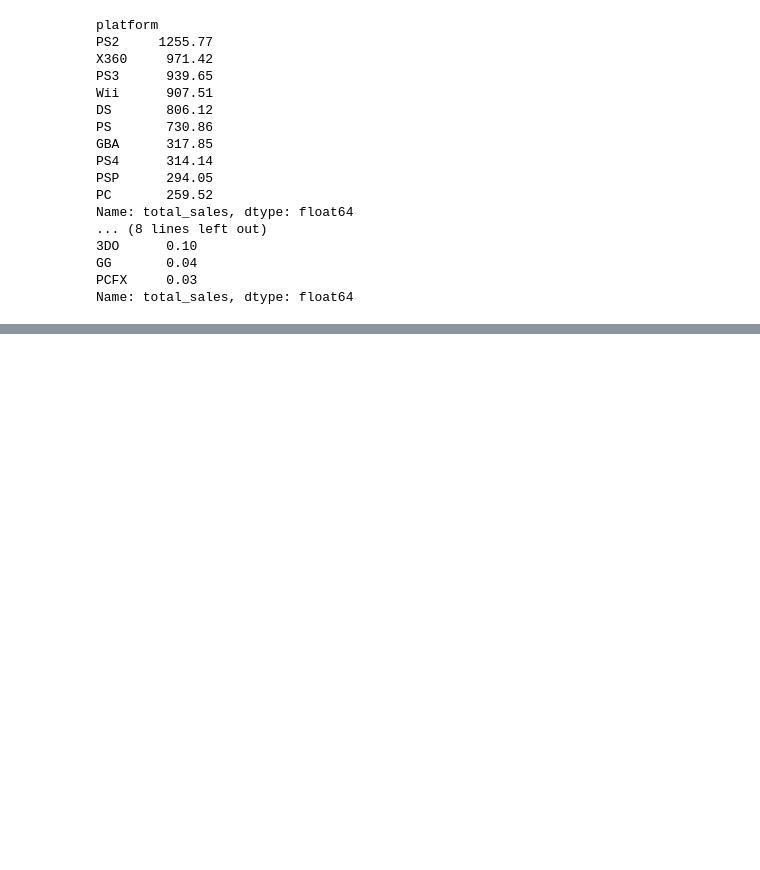
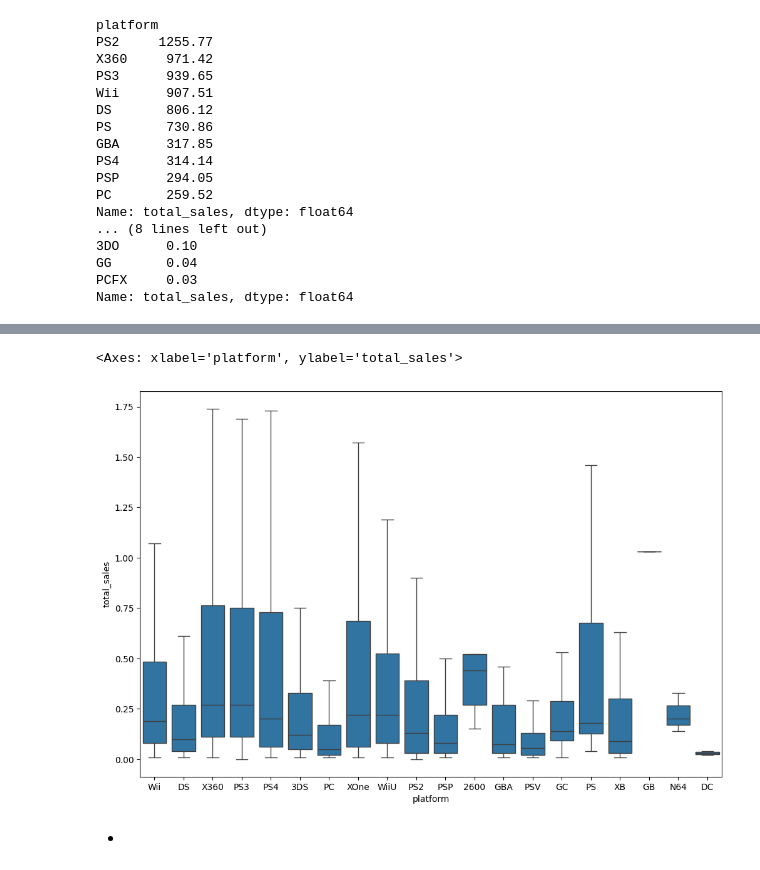
Before and after one commit to ColinMogford/S5-Integrated-Project, a Jupyter notebook: Int Project 1.ipynb, the cells around one changed output, grey strips where cells are left out. Drawn from its saved outputs; the diff is of its cells as text; code cells hidden in the pictures; blank space fills up the shorter version.

Commit message:
Boxplot Added

```diff
--- a/Int Project 1.ipynb
+++ b/Int Project 1.ipynb
@@ -218 +221,24 @@ fig.show()
 - `PC`, while not being a majority of sales in any year, manages to consistently have sales every year. While most platforms have all of their sales concentrated in a range of years, `PC` consistently sells games for its platform.
+# %%
+# Create a new dataframe that contains only the relevant years
+model_df = df[df['year_of_release'] > 2005]
+
+# Rerun code from above to produce new histogram with only relevant years considered
+# Check how sales vary from platform to platform
+platform_sales = model_df.groupby('platform')['total_sales'].sum()
+# Look at top 10 selling platforms to use in building distribution and store them in variable
+print(platform_sales.sort_values(ascending=False).head(10))
+top_10_platforms = platform_sales.sort_values(ascending=False).head(10).index
+# Create filtered dataframes for the top and bottom ten platforms by sales
+top_10 = model_df[model_df['platform'].isin(top_10_platforms)]
+# Create price distribution using top 10
+fig = px.histogram(top_10.sort_values(by='platform'),color='platform',x='year_of_release',y='total_sales', range_x=(2005,2017),
+                   color_discrete_map={'Wii':'rgb(218, 247, 166)','DS':'rgb(255, 195, 0)','X360':'rgb(255, 87, 51)','PS3':'rgb(199, 0, 57)','PS2':'rgb(144, 12, 63)','GBA':'rgb(88, 24, 69)','PS4':'rgb(218, 159, 24)','PS':'rgb(42, 24, 218)','PC':'rgb(218, 24, 89)','PSP':'rgb(209, 24, 218)','XOne':'rgb(88, 24, 69)','3DS':'rgb(42, 24, 218)'},
+                   labels={
+                    'total_sales':'Total Sales ($)',
+                    'year_of_release':'Year of Release'
+                   }
+                   )
+fig.update_layout(title='Top 10 Platform Sales by Year',plot_bgcolor='tan', bargap = 0.1)
+fig.update_layout(title='Top 10 Platform Sales by Year',plot_bgcolor='tan', bargap = 0.1)
+fig.show()
@@ -218,0 +263,10 @@ fig.show()
+# %%
+# Adjust size of figure for readability
+pt.figure(figsize=(12,8))
+# Create boxplot using seaborn and sort by platform
+sns.boxplot(x='platform',y='total_sales',data=model_df, showfliers=False)
+# %% [output]
+<Axes: xlabel='platform', ylabel='total_sales'>
+[figure, added]
+# %% [markdown]
+-
```
Also changed, not shown: parts of 4 cells of this notebook.
